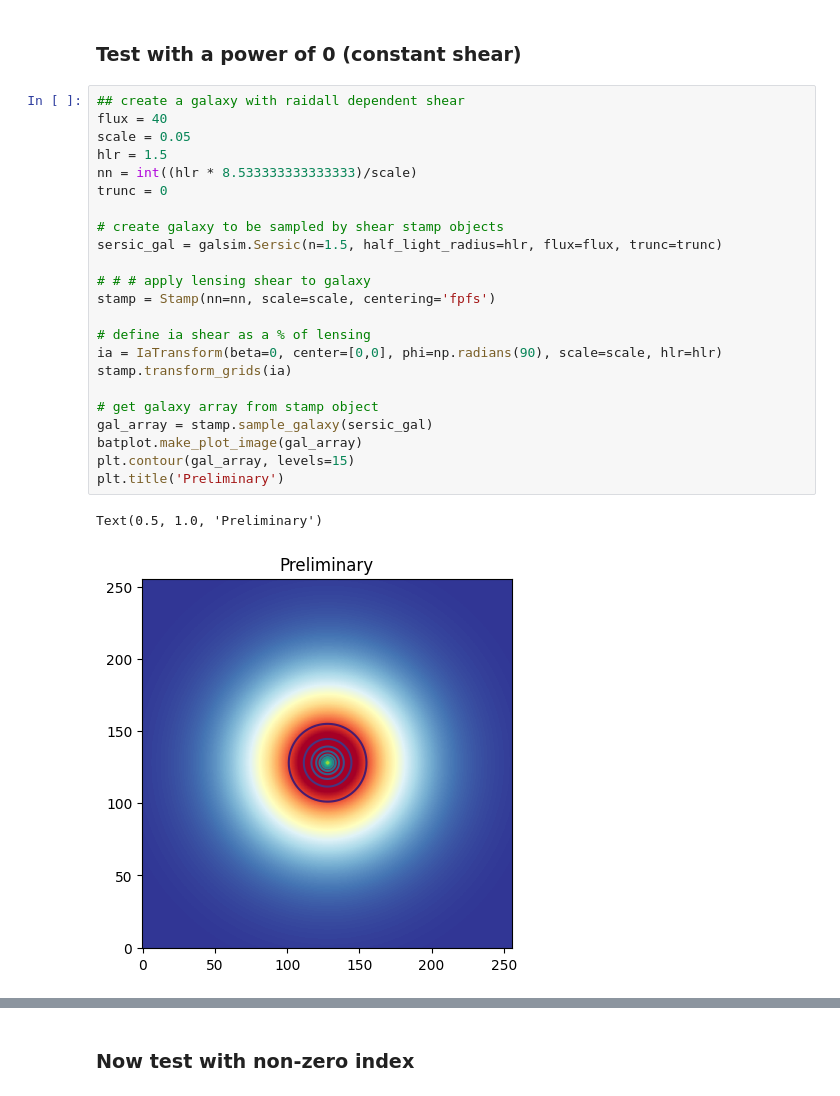
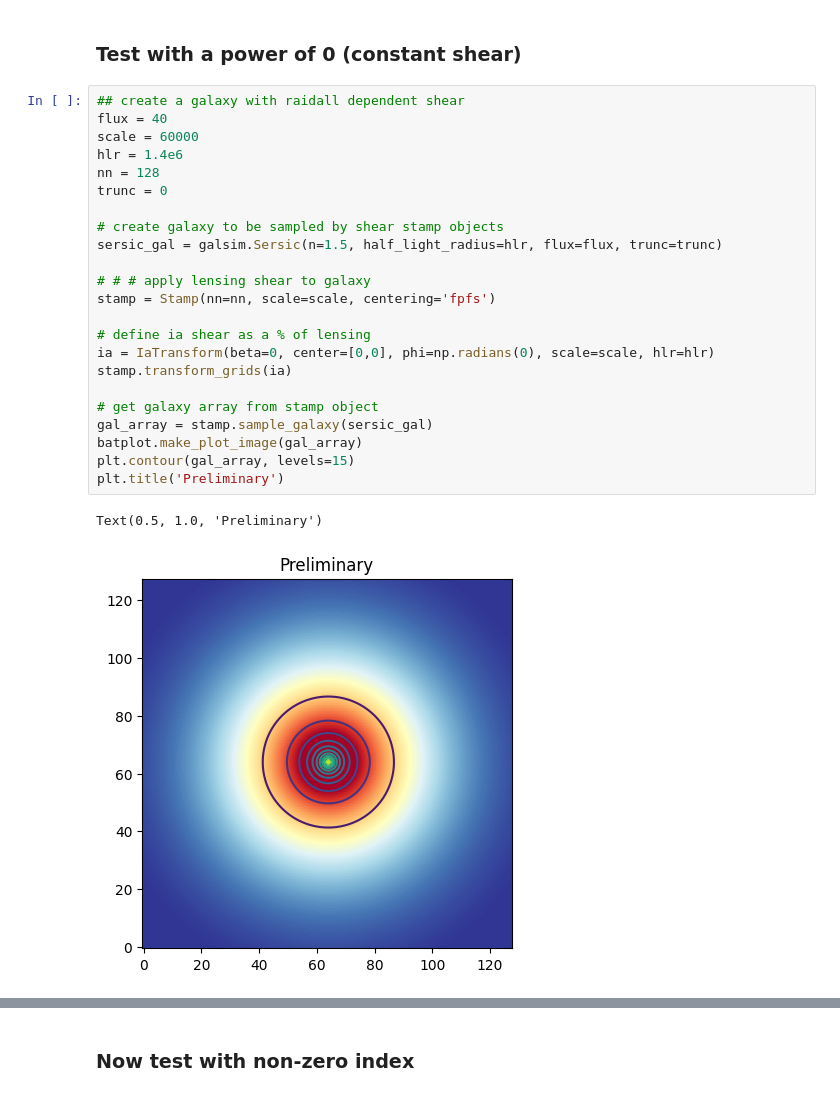
Before and after one commit to CMacM/BATSim, a Jupyter notebook: notebooks/validation/radial_IA_validation.ipynb, the cells around one changed output, grey strips where cells are left out. Saved outputs shown, nothing was run; the diff lists cells and outputs as text.

```diff
--- a/notebooks/validation/radial_IA_validation.ipynb
+++ b/notebooks/validation/radial_IA_validation.ipynb
@@ -56,29 +56,29 @@ print(A_dense_3[30]/A_dense_3[60])
 # %%
 ## create a galaxy with raidall dependent shear
 flux = 40
-scale = 0.05
-hlr = 1.5
-nn = int((hlr * 8.533333333333333)/scale)
+scale = 60000
+hlr = 1.4e6
+nn = 128
 trunc = 0
 
 # create galaxy to be sampled by shear stamp objects
 sersic_gal = galsim.Sersic(n=1.5, half_light_radius=hlr, flux=flux, trunc=trunc)
 
 # # # apply lensing shear to galaxy
 stamp = Stamp(nn=nn, scale=scale, centering='fpfs')
 
 # define ia shear as a % of lensing
-ia = IaTransform(beta=0, center=[0,0], phi=np.radians(90), scale=scale, hlr=hlr)
+ia = IaTransform(beta=0, center=[0,0], phi=np.radians(0), scale=scale, hlr=hlr)
 stamp.transform_grids(ia)
 
 # get galaxy array from stamp object
 gal_array = stamp.sample_galaxy(sersic_gal)
 batplot.make_plot_image(gal_array)
 plt.contour(gal_array, levels=15)
 plt.title('Preliminary')
 # %% [output]
 Text(0.5, 1.0, 'Preliminary')
-[figure, old version]
+[figure, new version]
 # %%
 # define PSF
 psf_array = np.zeros(stamp.shape)
```
Also changed, not shown: parts of 14 cells of this notebook, 3 other files.
